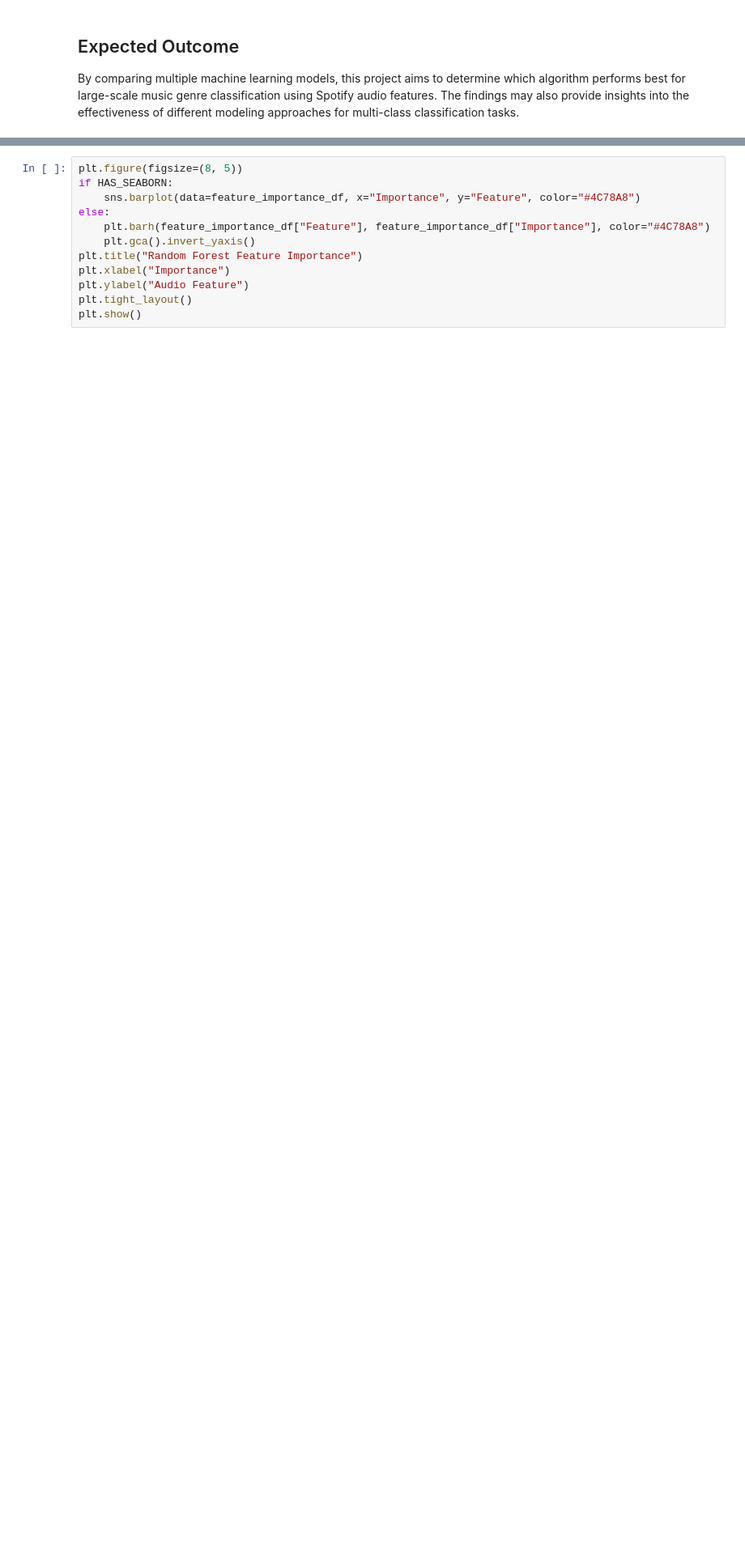
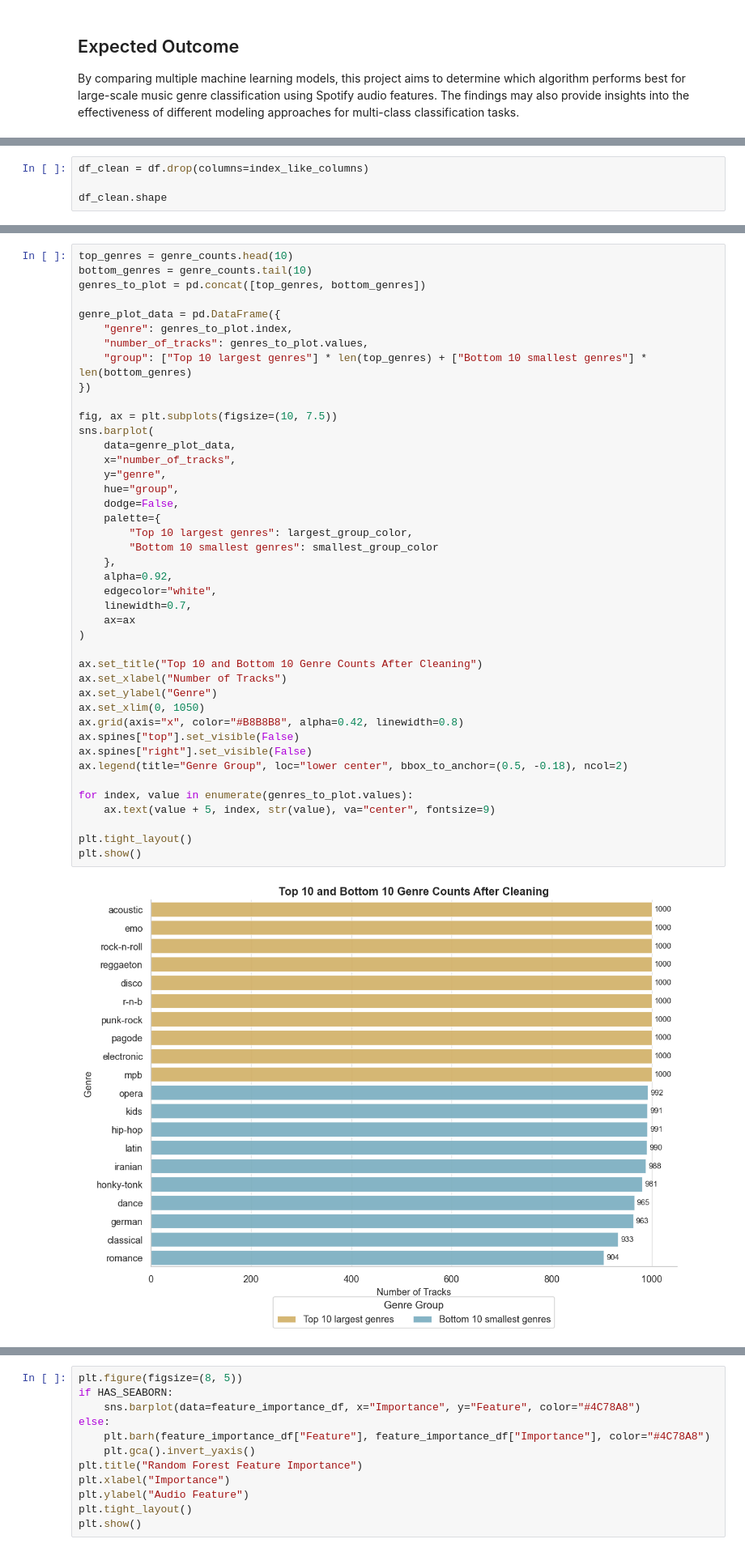
Before and after one commit to charlotte790/spotify-tracks-final-project, a Jupyter notebook: notebooks/heyi_integrated_notebook.ipynb, the cells around one changed output, grey strips where cells are left out. Shown at 81% size. Cells and saved outputs as stored; diff of their text form; blank space fills up the shorter version.

```diff
--- a/notebooks/heyi_integrated_notebook.ipynb
+++ b/notebooks/heyi_integrated_notebook.ipynb
@@ -540,0 +306,4 @@ display(leakage_check)
+# %%
+df_clean = df.drop(columns=index_like_columns)
+
+df_clean.shape
@@ -540,0 +651,44 @@ display(leakage_check)
+# %%
+top_genres = genre_counts.head(10)
+bottom_genres = genre_counts.tail(10)
+genres_to_plot = pd.concat([top_genres, bottom_genres])
+
+genre_plot_data = pd.DataFrame({
+    "genre": genres_to_plot.index,
+    "number_of_tracks": genres_to_plot.values,
+    "group": ["Top 10 largest genres"] * len(top_genres) + ["Bottom 10 smallest genres"] * len(bottom_genres)
+})
+
+fig, ax = plt.subplots(figsize=(10, 7.5))
+sns.barplot(
+    data=genre_plot_data,
+    x="number_of_tracks",
+    y="genre",
+    hue="group",
+    dodge=False,
+    palette={
+        "Top 10 largest genres": largest_group_color,
+        "Bottom 10 smallest genres": smallest_group_color
+    },
+    alpha=0.92,
+    edgecolor="white",
+    linewidth=0.7,
+    ax=ax
+)
+
+ax.set_title("Top 10 and Bottom 10 Genre Counts After Cleaning")
+ax.set_xlabel("Number of Tracks")
+ax.set_ylabel("Genre")
+ax.set_xlim(0, 1050)
+ax.grid(axis="x", color="#B8B8B8", alpha=0.42, linewidth=0.8)
+ax.spines["top"].set_visible(False)
+ax.spines["right"].set_visible(False)
+ax.legend(title="Genre Group", loc="lower center", bbox_to_anchor=(0.5, -0.18), ncol=2)
+
+for index, value in enumerate(genres_to_plot.values):
+    ax.text(value + 5, index, str(value), va="center", fontsize=9)
+
+plt.tight_layout()
+plt.show()
+# %% [output]
+[figure, added]
```
Also changed, not shown: parts of 110 cells of this notebook.
